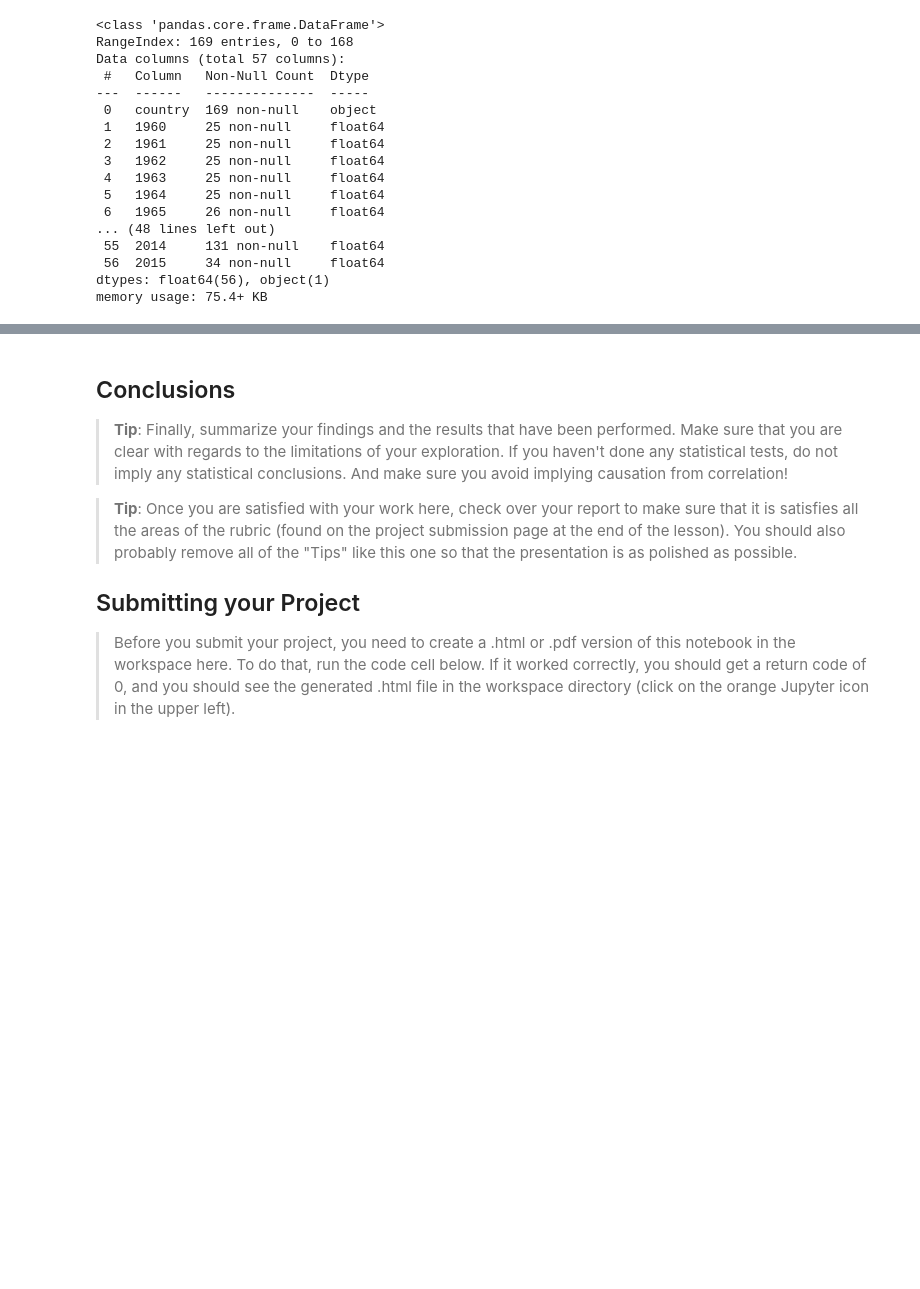
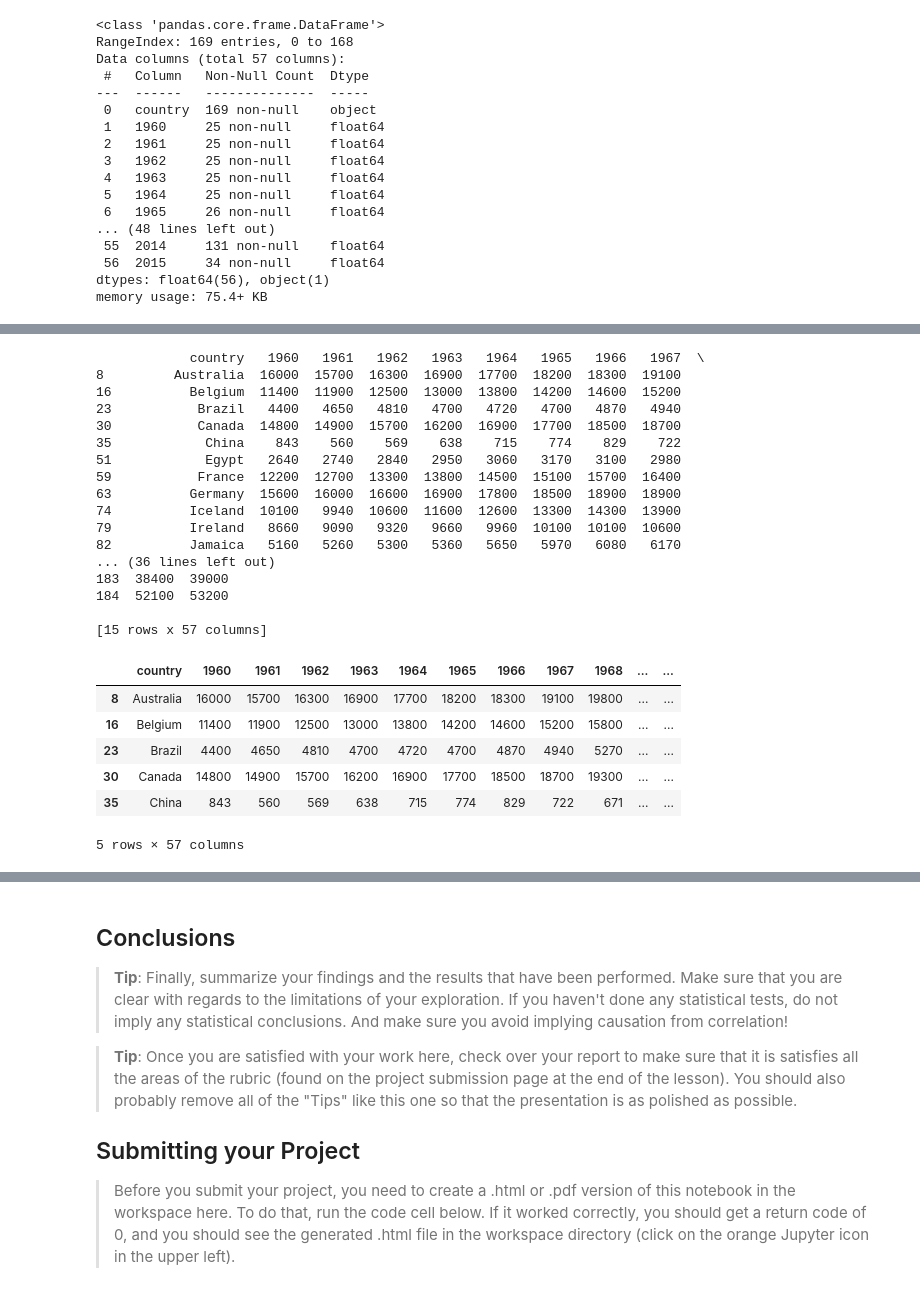
Before and after one commit to TJRiker11/Investigating-a-Data-Set---TMDB-Movies, a Jupyter notebook: Investigating Data Sets/Investigating Data Sets.ipynb, the cells around one changed output, grey strips where cells are left out. Saved outputs shown, nothing was run; the diff lists cells and outputs as text; code cells hidden in the pictures; blank space fills up the shorter version.

```diff
--- a/Investigating Data Sets/Investigating Data Sets.ipynb
+++ b/Investigating Data Sets/Investigating Data Sets.ipynb
@@ -179,0 +275,33 @@ memory usage: 75.4+ KB
+# %%
+# Getting the country column and the date columns, then combining them into one table for Income per Person
+country_income = narrowed_income.loc[:,'country']
+dates_income = narrowed_income.loc[:,'1960':'2015']
+income_frames = [country_income,dates_income]
+final_income = pd.concat(income_frames,axis=1)
+print(final_income)
+final_income.head()
+# %% [output]
+            country   1960   1961   1962   1963   1964   1965   1966   1967  \
+8         Australia  16000  15700  16300  16900  17700  18200  18300  19100
+16          Belgium  11400  11900  12500  13000  13800  14200  14600  15200
+23           Brazil   4400   4650   4810   4700   4720   4700   4870   4940
+30           Canada  14800  14900  15700  16200  16900  17700  18500  18700
+35            China    843    560    569    638    715    774    829    722
+51            Egypt   2640   2740   2840   2950   3060   3170   3100   2980
+59           France  12200  12700  13300  13800  14500  15100  15700  16400
+63          Germany  15600  16000  16600  16900  17800  18500  18900  18900
+74          Iceland  10100   9940  10600  11600  12600  13300  14300  13900
+79          Ireland   8660   9090   9320   9660   9960  10100  10100  10600
+82          Jamaica   5160   5260   5300   5360   5650   5970   6080   6170
+... (36 lines left out)
+183  38400  39000
+184  52100  53200
+
+[15 rows x 57 columns]
+|  | country | 1960 | 1961 | 1962 | 1963 | 1964 | 1965 | 1966 | 1967 | 1968 | ... | ... |
+| 8 | Australia | 16000 | 15700 | 16300 | 16900 | 17700 | 18200 | 18300 | 19100 | 19800 | ... | ... |
+| 16 | Belgium | 11400 | 11900 | 12500 | 13000 | 13800 | 14200 | 14600 | 15200 | 15800 | ... | ... |
+| 23 | Brazil | 4400 | 4650 | 4810 | 4700 | 4720 | 4700 | 4870 | 4940 | 5270 | ... | ... |
+| 30 | Canada | 14800 | 14900 | 15700 | 16200 | 16900 | 17700 | 18500 | 18700 | 19300 | ... | ... |
+| 35 | China | 843 | 560 | 569 | 638 | 715 | 774 | 829 | 722 | 671 | ... | ... |
+5 rows × 57 columns
```
Also changed, not shown: parts of 19 cells of this notebook.
